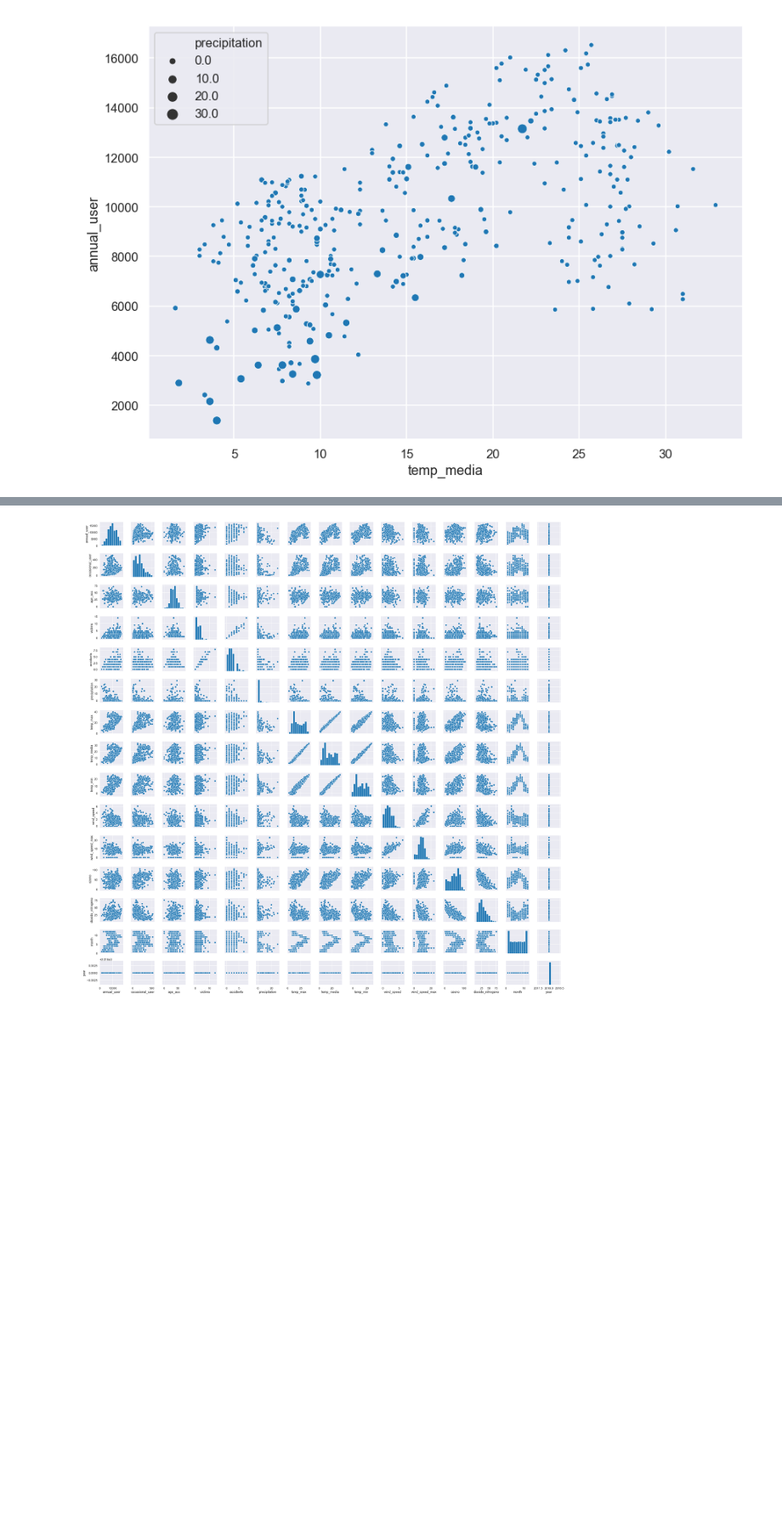
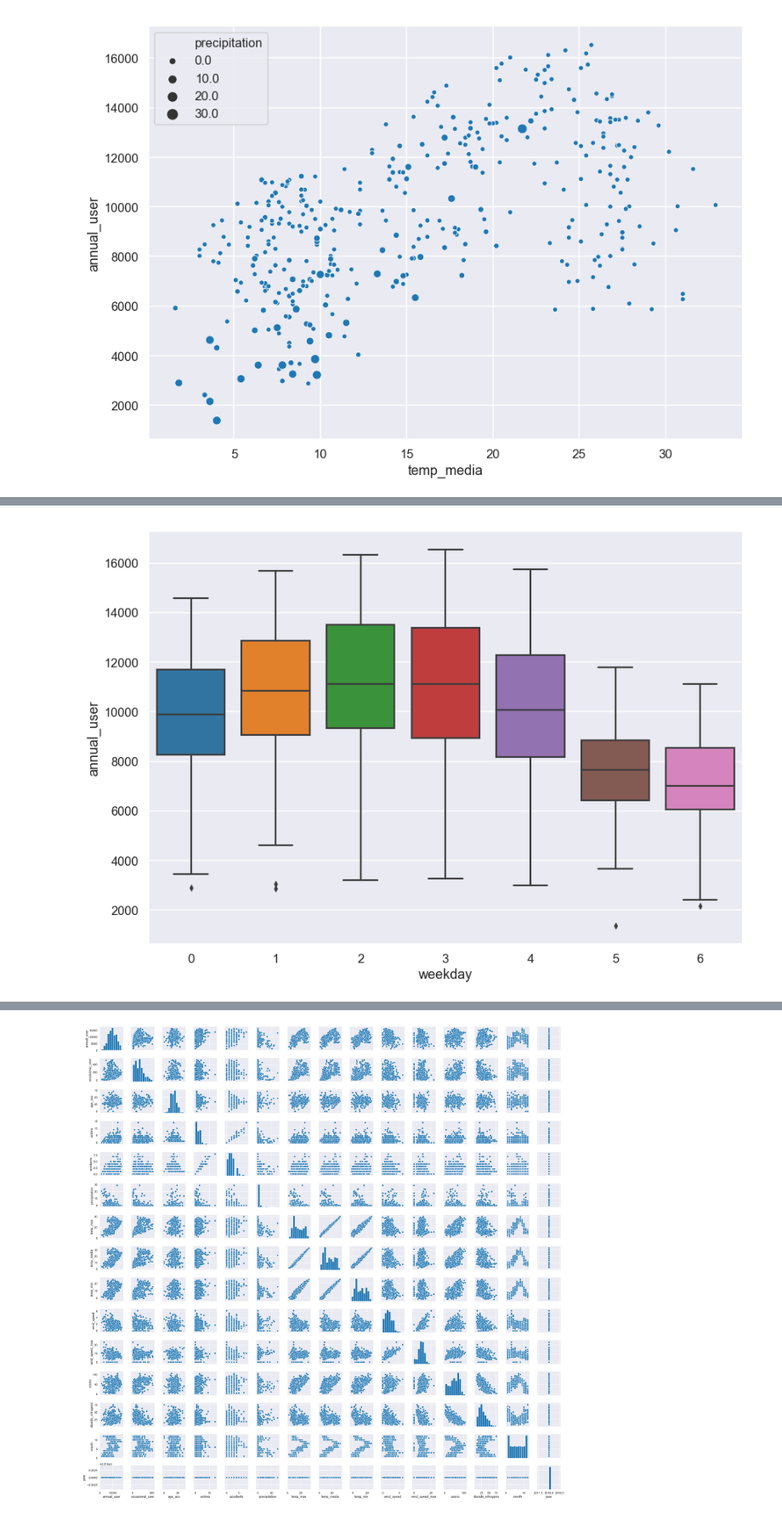
Before and after one commit to devgrla/bicimad, a Jupyter notebook: python/Relacion de las variables.ipynb, the cells around one changed output, grey strips where cells are left out. Shown at 85% size. Cells and saved outputs as stored; diff of their text form; code cells hidden in the pictures; blank space fills up the shorter version.

```diff
--- a/python/Relacion de las variables.ipynb
+++ b/python/Relacion de las variables.ipynb
@@ -317,0 +344,4 @@ out = sns.scatterplot(x='temp_media', y='annual_user', size = 'precipitation', d
+# %%
+out = sns.boxplot(x='weekday', y='annual_user', data=merged18)
+# %% [output]
+[figure, added]
```
Also changed, not shown: parts of 13 cells of this notebook, 1 other file.
